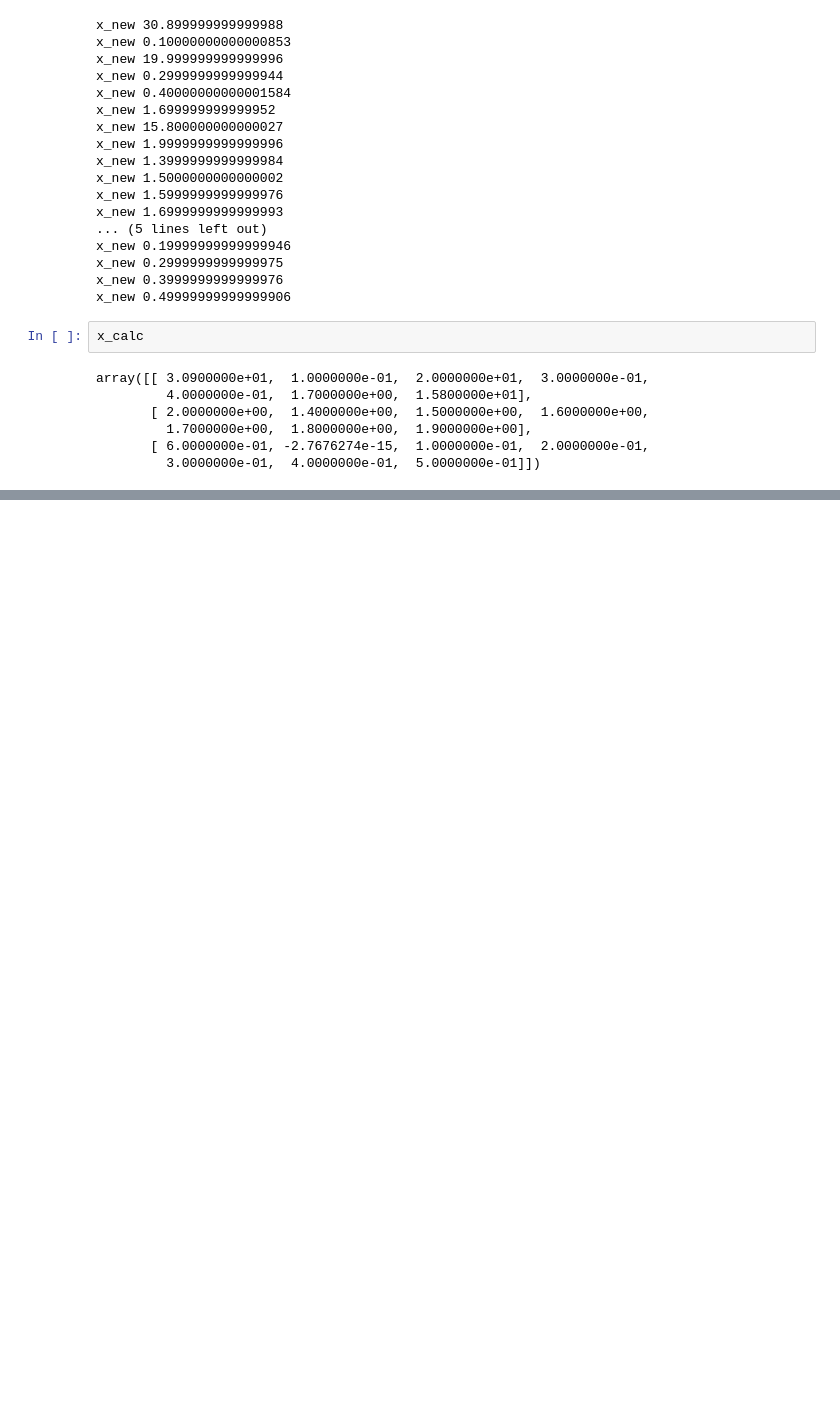
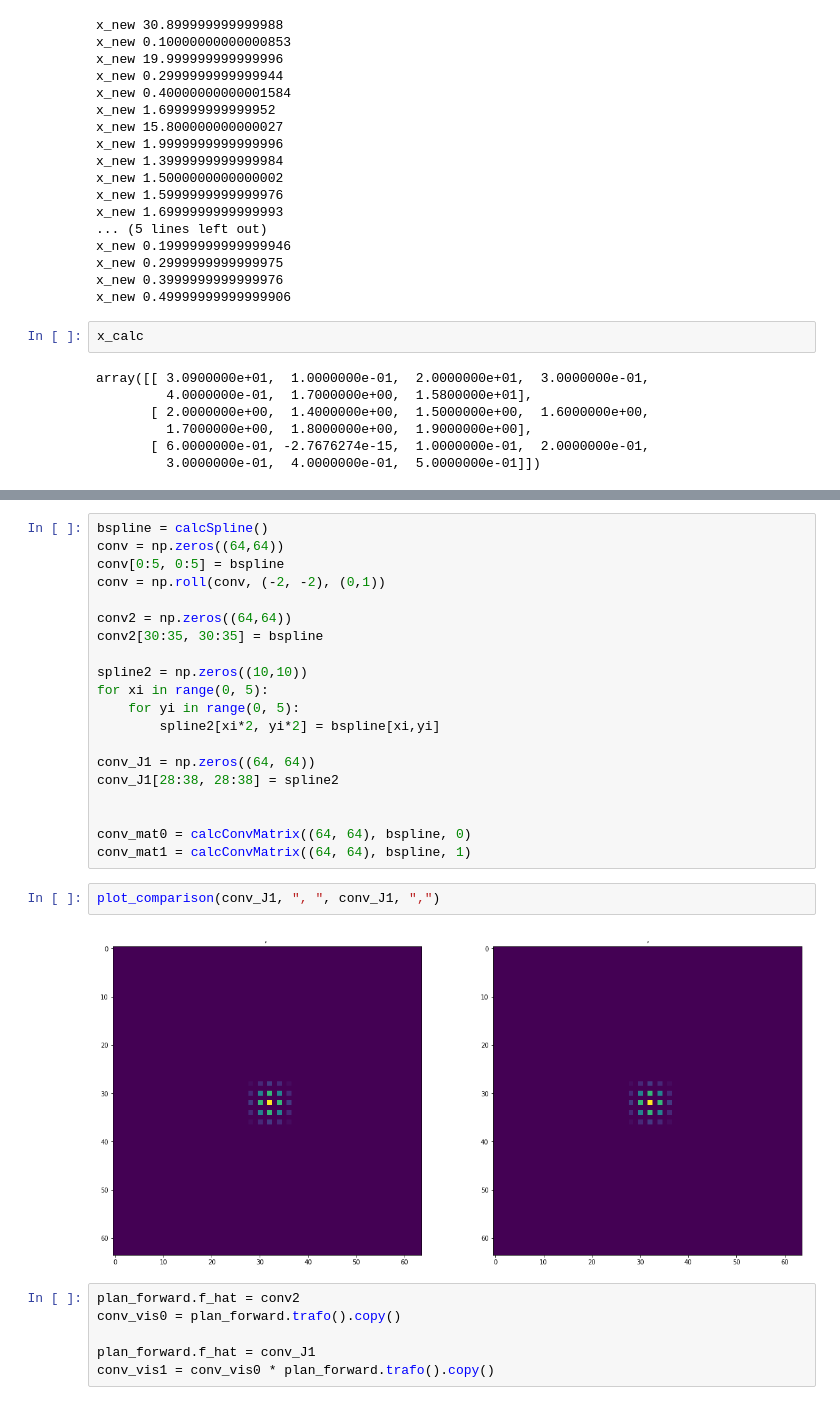
Before and after one commit to lord-blueberry/p8-pipeline, a Jupyter notebook: sandbox/ipython_workspace/CD_Try.ipynb, the cells around one changed output, grey strips where cells are left out. Cells and saved outputs as stored; diff of their text form; blank space fills up the shorter version.

```diff
--- a/sandbox/ipython_workspace/CD_Try.ipynb
+++ b/sandbox/ipython_workspace/CD_Try.ipynb
@@ -259,0 +297,30 @@ array([[ 3.0900000e+01,  1.0000000e-01,  2.0000000e+01,  3.0000000e-01,
+# %%
+bspline = calcSpline()
+conv = np.zeros((64,64))
+conv[0:5, 0:5] = bspline
+conv = np.roll(conv, (-2, -2), (0,1))
+
+conv2 = np.zeros((64,64))
+conv2[30:35, 30:35] = bspline
+
+spline2 = np.zeros((10,10))
+for xi in range(0, 5):
+    for yi in range(0, 5):
+        spline2[xi*2, yi*2] = bspline[xi,yi]
+
+conv_J1 = np.zeros((64, 64))
+conv_J1[28:38, 28:38] = spline2
+
+
+conv_mat0 = calcConvMatrix((64, 64), bspline, 0)
+conv_mat1 = calcConvMatrix((64, 64), bspline, 1)
+# %%
+plot_comparison(conv_J1, ", ", conv_J1, ",")
+# %% [output]
+[figure, added]
+# %%
+plan_forward.f_hat = conv2
+conv_vis0 = plan_forward.trafo().copy()
+
+plan_forward.f_hat = conv_J1
+conv_vis1 = conv_vis0 * plan_forward.trafo().copy()
```
Also changed, not shown: parts of 18 cells of this notebook.
